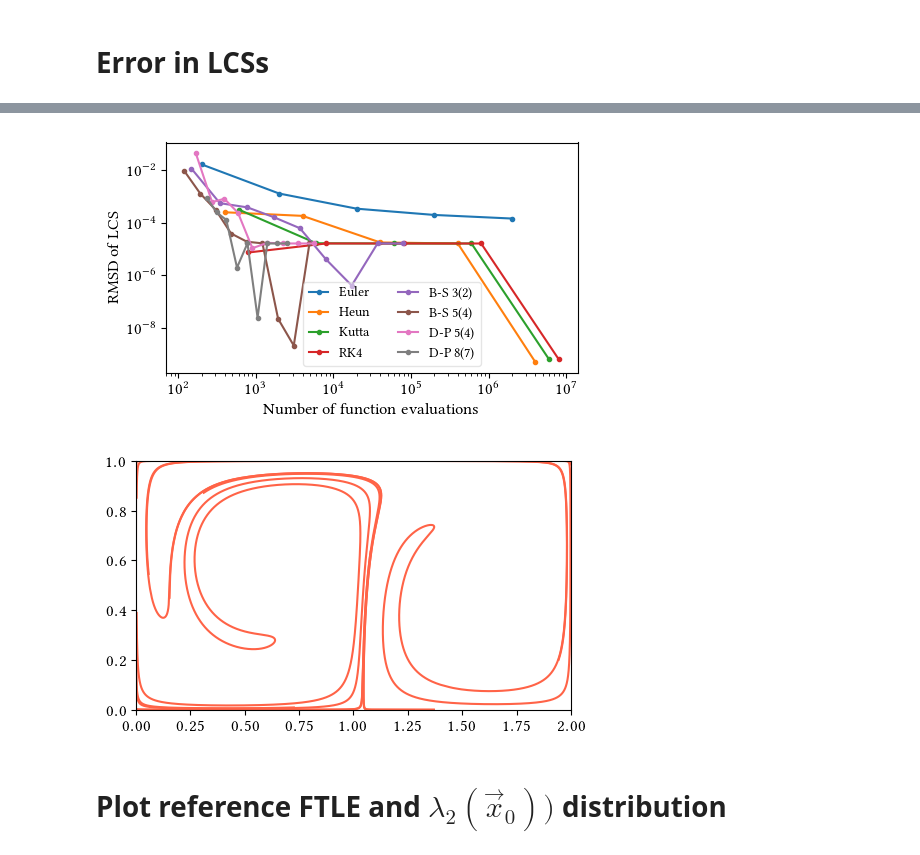
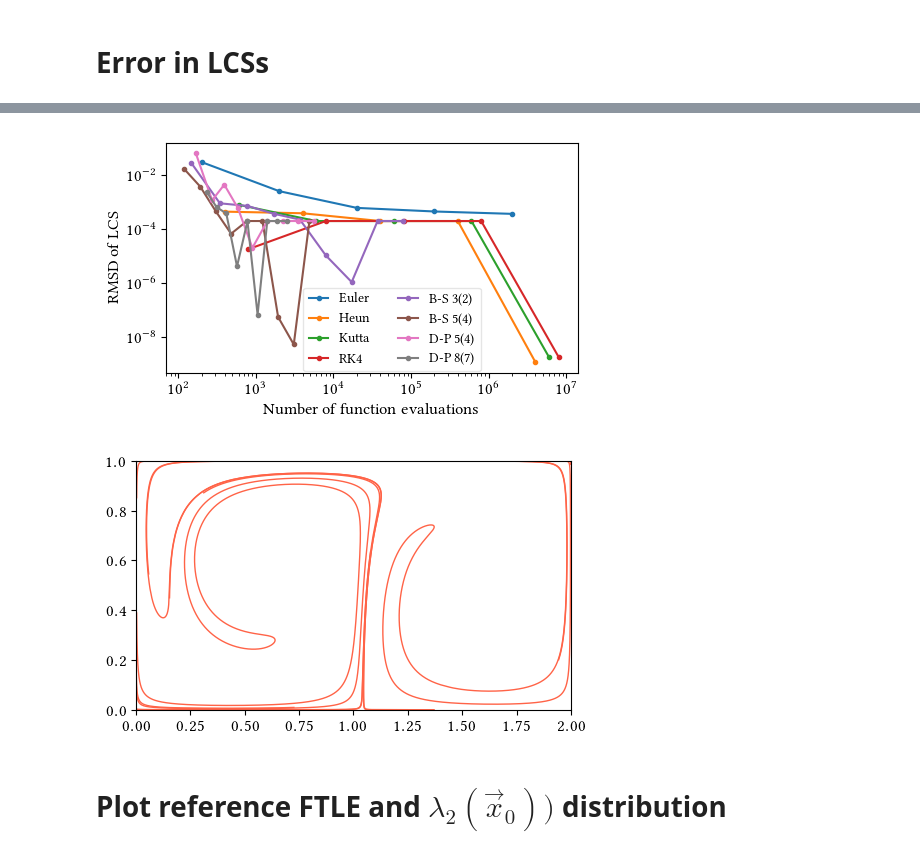
Before and after one commit to arnemagnus/physics_project, a Jupyter notebook: notebooks/doublegyre/calculate_errors_haller_effect.ipynb, the cells around one changed output, grey strips where cells are left out. Cells and saved outputs as stored; diff of their text form; code cells hidden in the pictures.

```diff
--- a/notebooks/doublegyre/calculate_errors_haller_effect.ipynb
+++ b/notebooks/doublegyre/calculate_errors_haller_effect.ipynb
@@ -726,14 +857,14 @@ np.shape(singlestep_lmbd1_errs)
 # %% [markdown]
 # Error in $\lambda_{2}$
 # %%
-singlestep_lmbd2_errs = [np.load('errors/{}/lmbd2_errs.npy'.format(integrator.__name__)) for integrator in singlestep_integrators]
-embedded_lmbd2_errs = [np.load('errors/{}/lmbd2_errs.npy'.format(integrator.__name__)) for integrator in embedded_integrators]
+singlestep_lmbd2_errs = [np.load('errors/{}/lmbd2_errs_rms.npy'.format(integrator.__name__)) for integrator in singlestep_integrators]
+embedded_lmbd2_errs = [np.load('errors/{}/lmbd2_errs_rms.npy'.format(integrator.__name__)) for integrator in embedded_integrators]
 # %%
 fig = plt.figure(1,figsize=(5.05,3.1))
 plot = fig.add_subplot(111)
 
 names = ['Euler','Heun','Kutta','RK4']
-scales = [6e5,4e4,1.5e4,2.5e3]
+scales = [6e6,7e5,3e5,5e4]
 
 for j,err in enumerate(singlestep_lmbd2_errs):
     l,=plot.plot(hs,err,marker='.',label='{}'.format(names[j]))
@@ -743,7 +874,7 @@ plot.tick_params(axis='both', which='major', labelsize=12)
 plot.tick_params(axis='both', which='minor', labelsize=10)
 plot.set_yscale('log')
 plot.set_xscale('log')
-plot.set_ylim(1e-13,1e5)
+plot.set_ylim(1e-13,1e6)
 leg = plot.legend(loc='best', ncol=2,fontsize=10,markerscale=1,handlelength=1.4)
 leg.get_frame().set_alpha(0.5)
 plot.set_xlabel(r'Step size $h$',fontsize=12)
@@ -833,8 +964,8 @@ plt.tight_layout()
 # %% [markdown]
 # Error in $\xi_{2}$
 # %%
-singlestep_xi2_errs = [np.load('errors/{}/xi2_errs.npy'.format(integrator.__name__)) for integrator in singlestep_integrators]
-embedded_xi2_errs = [np.load('errors/{}/xi2_errs.npy'.format(integrator.__name__)) for integrator in embedded_integrators]
+singlestep_xi2_errs = [np.load('errors/{}/xi2_errs_rms.npy'.format(integrator.__name__)) for integrator in singlestep_integrators]
+embedded_xi2_errs = [np.load('errors/{}/xi2_errs_rms.npy'.format(integrator.__name__)) for integrator in embedded_integrators]
 # %%
 fig = plt.figure(1,figsize=(5.05,3.1))
 plot = fig.add_subplot(111)
@@ -916,8 +1047,8 @@ plt.savefig('error_plots/xi2_errors_fixed_and_adaptive_steplength.pgf')
 # %% [markdown]
 # Error in LCSs
 # %%
-singlestep_lcs_errs = [np.load('errors/{}/lcs_errs.npy'.format(integrator.__name__)) for integrator in singlestep_integrators]
-embedded_lcs_errs = [np.load('errors/{}/lcs_errs.npy'.format(integrator.__name__)) for integrator in embedded_integrators]
+singlestep_lcs_errs = [np.load('errors/{}/lcs_errs_rms.npy'.format(integrator.__name__)) for integrator in singlestep_integrators]
+embedded_lcs_errs = [np.load('errors/{}/lcs_errs_rms.npy'.format(integrator.__name__)) for integrator in embedded_integrators]
 # %%
 fig = plt.figure(1,figsize=(5.05,3.1))
 plot = fig.add_subplot(111)
@@ -946,37 +1077,37 @@ plt.savefig('error_plots/lcs_errors_fixed_steplength.pgf')
 # %%
 fig = plt.figure(1,figsize=(5.05,3.1))
 plot = fig.add_subplot(111)
 
 snames = ['Euler','Heun','Kutta','RK4']
 enames = ['B-S 3(2)','B-S 5(4)','D-P 5(4)','D-P 8(7)']
 
 for j,(evs,err) in enumerate(zip(singlestep_evaluations,singlestep_lcs_errs)):
     plot.plot(evs,err,marker='.',label='{}'.format(snames[j]))
 for j,(evs,err) in enumerate(zip(embedded_evaluations,embedded_lcs_errs)):
     plot.plot(evs,err,marker='.',label='{}'.format(enames[j]))
 
     #plot.plot(hs,scales[j]*hs**(j+1),'--',c=l.get_color(),label=r'$\sim h^{}$'.format(j+1))
 
 plot.tick_params(axis='both', which='major', labelsize=12)
 plot.tick_params(axis='both', which='minor', labelsize=10)
 plot.set_yscale('log')
 plot.set_xscale('log')
 #plot.set_ylim(1e-16,1)
-leg = plot.legend(bbox_to_anchor=(0.55, 0),loc='lower center', ncol=2,fontsize=10,markerscale=1,handlelength=1.4)
+leg = plot.legend(bbox_to_anchor=(0.55, -0.025),loc='lower center', ncol=2,fontsize=10,markerscale=1,handlelength=1.4)
 leg.get_frame().set_alpha(0.5)
 plot.set_xlabel(r'Number of function evaluations',fontsize=12)
 plot.set_ylabel(r'RMSD of LCS',fontsize=12)
 plt.tight_layout()
 plt.savefig('error_plots/lcs_errors_fixed_and_adaptive_steplength.pgf')
 # %% [output]
-[figure, old version]
+[figure, new version]
 # %%
 print(chr(958))
 # %%
 fig = plt.figure(1,figsize=(5.05,3.1))
 plot = fig.add_subplot(111)
 for LCS in LCS_ref:
-    plot.plot(LCS.tailcut_traj()[0],LCS.tailcut_traj()[1],c='tomato',label=r'Reference')
+    plot.plot(LCS.tailcut_traj()[0],LCS.tailcut_traj()[1],c='tomato',lw=1,label=r'Reference')
 #for j in range(8,-1,-1):
 #    plot.scatter(trajs[j][0],trajs[j][1],s=1.,marker='.',label=r'tol $={}$'.format(tolerances[j+1]))
 
@@ -989,8 +1120,9 @@ plt.xlim(0,2)
 plt.ylim(0,1)
 plt.tight_layout()
 plt.savefig('lcs_figures/reference.pgf')
+#plt.savefig('lcs_figures/reference.png',dpi=350)
 # %% [output]
-[figure, old version]
+[figure, new version]
 # %%
 LCS_ref.shape
 # %% [markdown]
```
Also changed, not shown: parts of 24 cells of this notebook, 47 other files.
